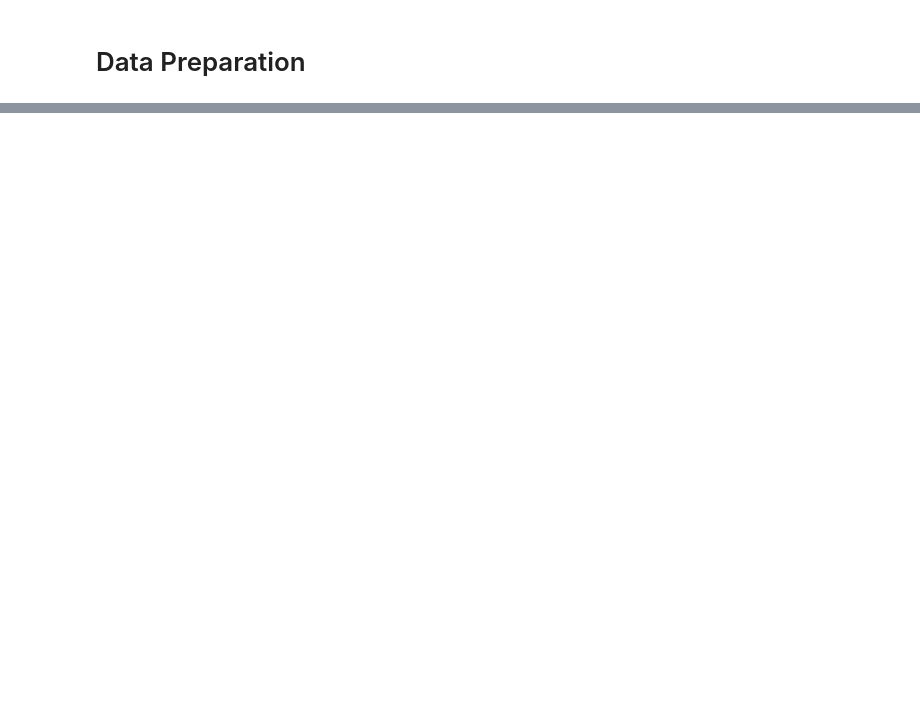
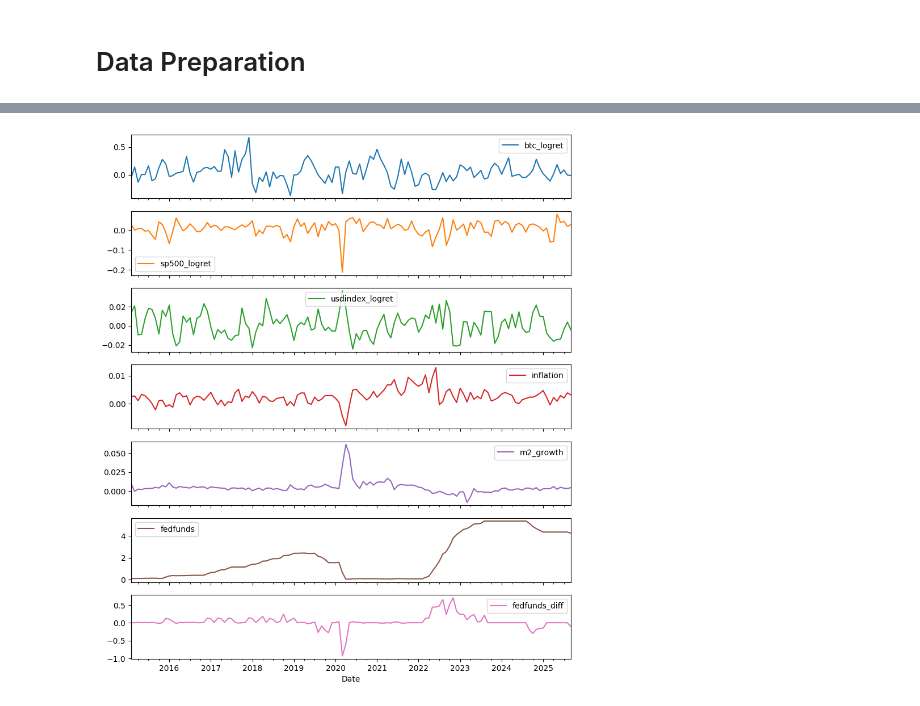
Before and after one commit to kevinoverflow/crypto_macro_analysis, a Jupyter notebook: src/notebooks/01_data_preparation.ipynb, the cells around one changed output, grey strips where cells are left out. Saved outputs shown, nothing was run; the diff lists cells and outputs as text; code cells hidden in the pictures; blank space fills up the shorter version.

```diff
--- a/src/notebooks/01_data_preparation.ipynb
+++ b/src/notebooks/01_data_preparation.ipynb
@@ -90,3 +99,11 @@ OUT_DIR = Path("../processed")
 OUT_DIR.mkdir(parents=True, exist_ok=True)
 market_data.to_csv(OUT_DIR / "market_data.csv", index=True)
 print(f"Saved {OUT_DIR / 'market_data.csv'}")
+# %%
+import matplotlib.pyplot as plt
+
+market_data.plot(subplots=True, figsize=(10, 12))
+
+plt.show()
+# %% [output]
+[figure, added]
```
Also changed, not shown: parts of 1 cell of this notebook.
